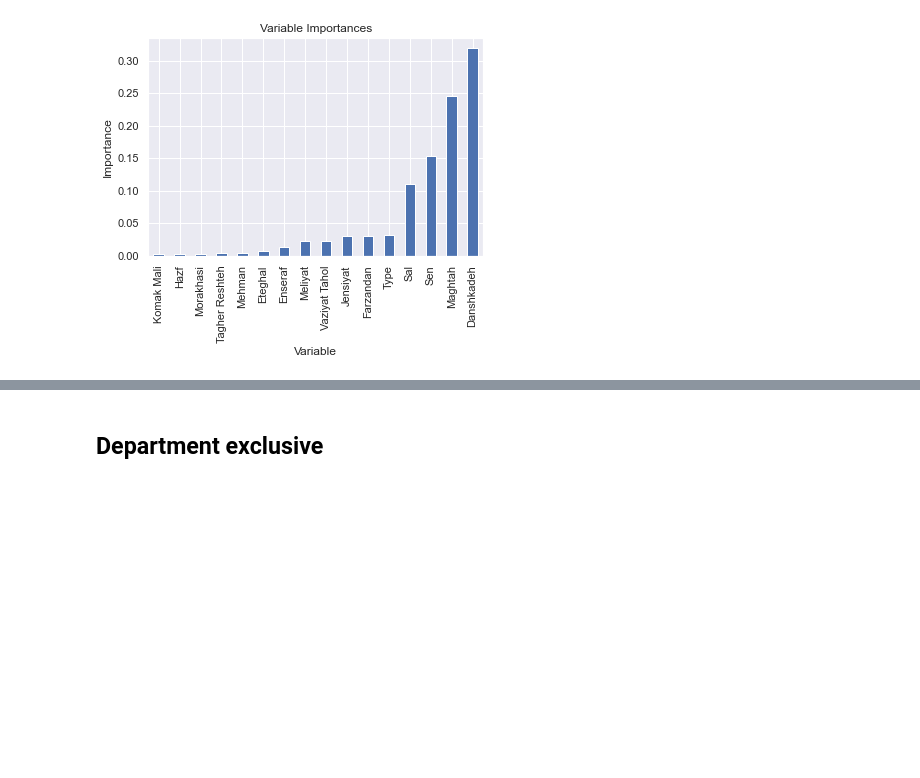
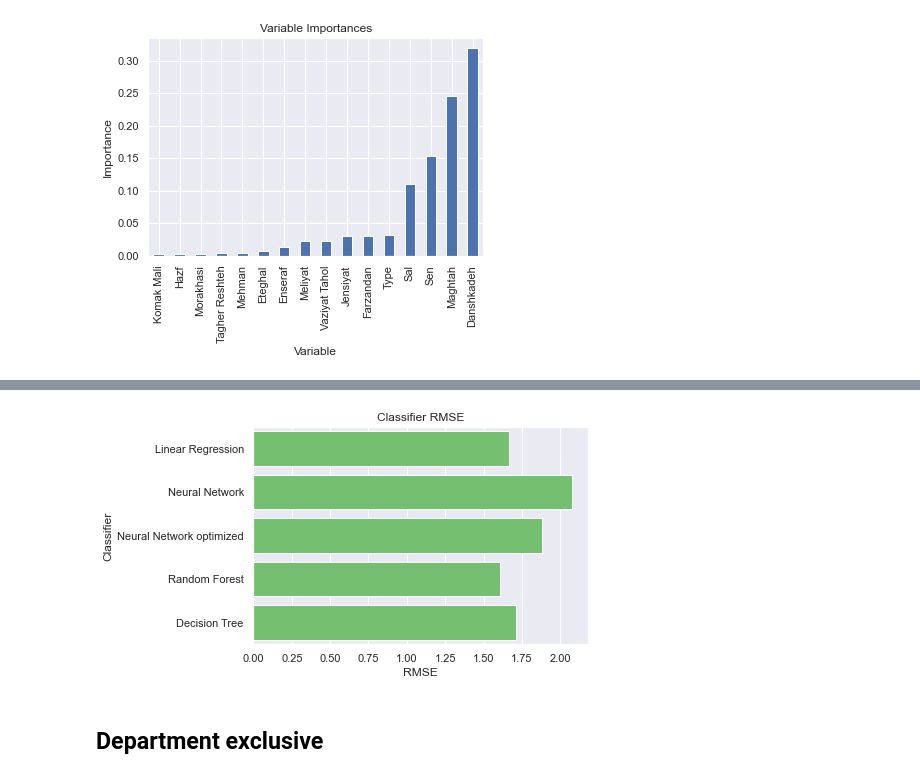
Before and after one commit to mghasemi19/ML_EconEduc, a Jupyter notebook: GPA_Regression.ipynb, the cells around one changed output, grey strips where cells are left out. Saved outputs shown, nothing was run; the diff lists cells and outputs as text; code cells hidden in the pictures; blank space fills up the shorter version.

```diff
--- a/GPA_Regression.ipynb
+++ b/GPA_Regression.ipynb
@@ -723,3 +782,11 @@ plt.ylabel('Importance'); plt.xlabel('Variable'); plt.title('Variable Importance
+# %%
+plt.xlabel('RMSE')
+plt.title('Classifier RMSE')
+
+sns.set_color_codes("muted")
+sns.barplot(x='RMSE', y='Classifier', data=log, color="g");
+# %% [output]
+[figure, added]
 # %% [markdown]
 ## Department exclusive
 # %%
```
Also changed, not shown: parts of 13 cells of this notebook, 1 other file.
